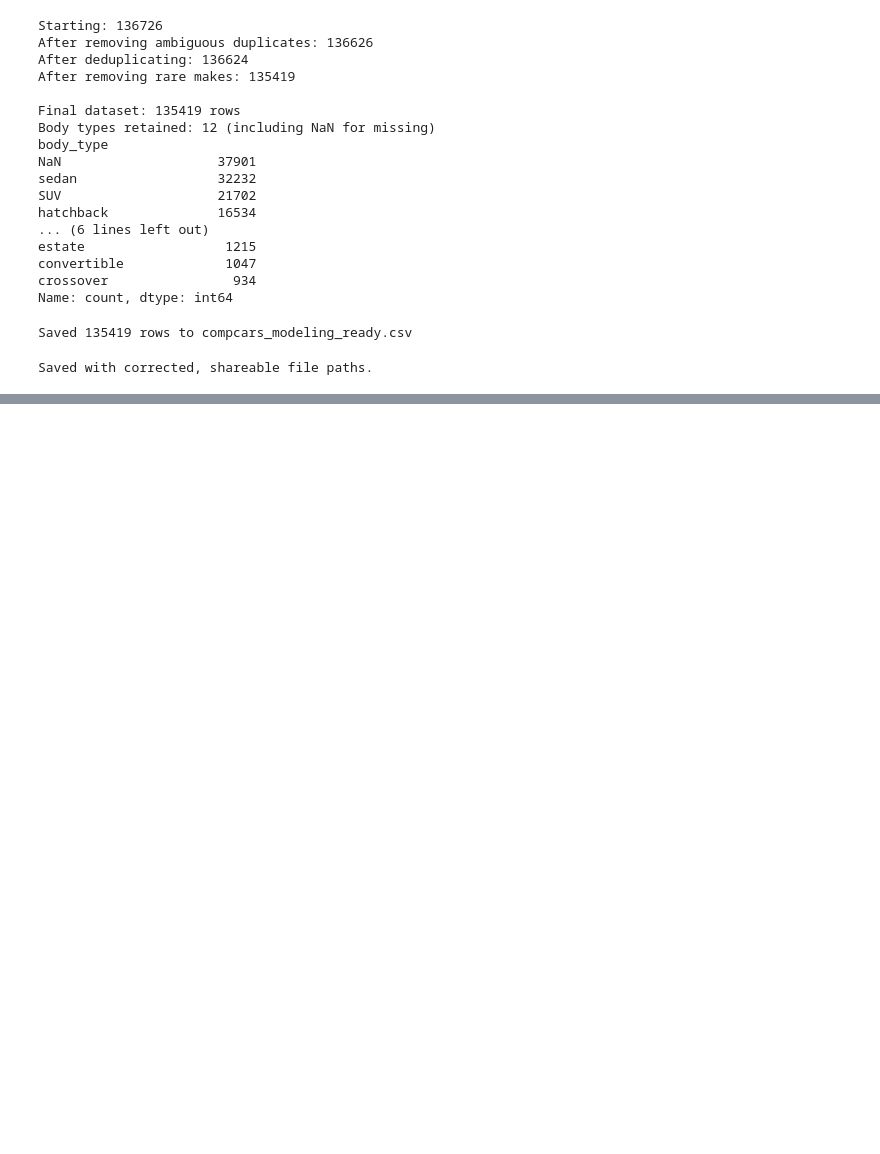
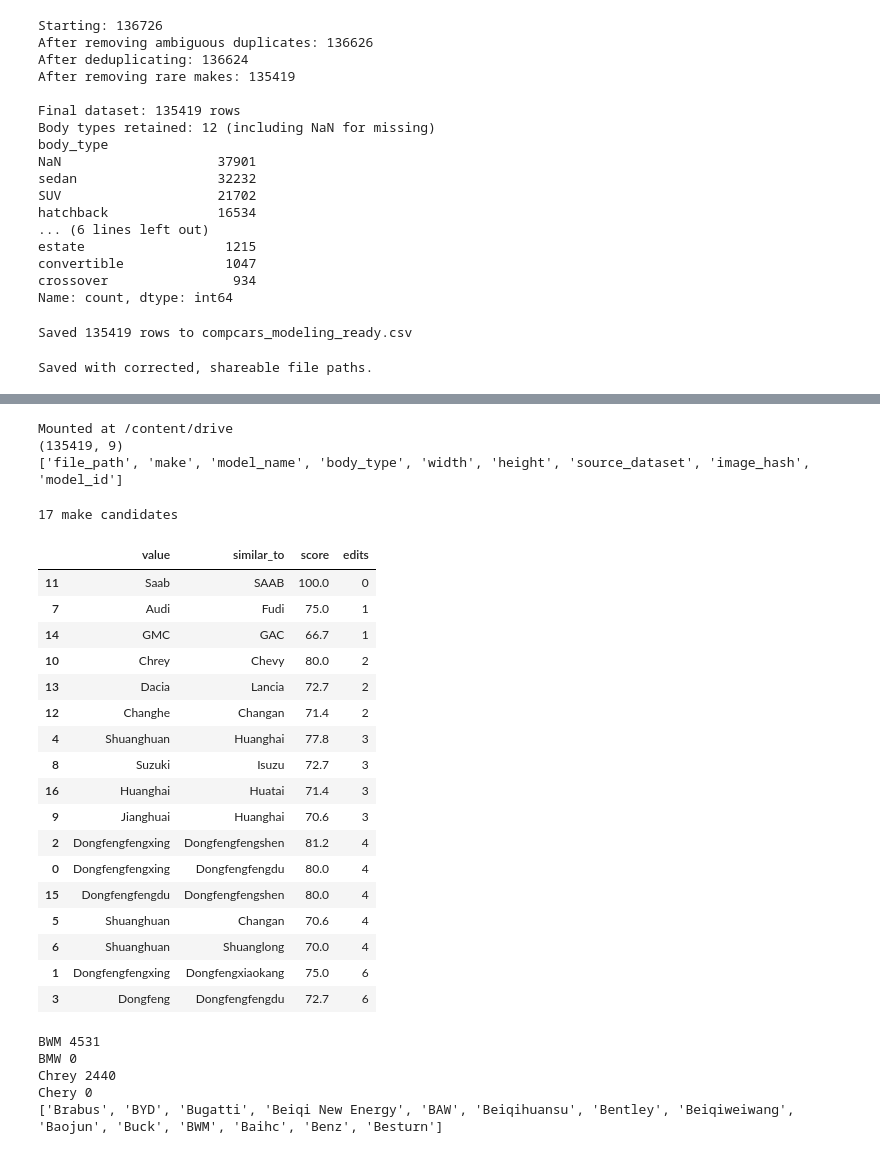
Before and after one commit to 36127-iLab06-AutoVision/AutoVision_Model_Development, a Jupyter notebook: notebooks/Compcars+Kaggle.ipynb, the cells around one changed output, grey strips where cells are left out. Cells and saved outputs as stored; diff of their text form; code cells hidden in the pictures; blank space fills up the shorter version.

```diff
--- a/notebooks/Compcars+Kaggle.ipynb
+++ b/notebooks/Compcars+Kaggle.ipynb
@@ -840,0 +873,70 @@ Saved with corrected, shareable file paths.
+# %%
+!pip install rapidfuzz -q
+from google.colab import drive
+drive.mount('/content/drive')
+
+import os, json, re
+import pandas as pd
+from rapidfuzz import fuzz, process
+
+out_dir = '/content/drive/MyDrive/capstone-vehicle-metadata/outputs'
+df_web = pd.read_csv(f'{out_dir}/compcars_modeling_ready.csv')
+print(df_web.shape)
+print(df_web.columns.tolist())
+# %% [output]
+Mounted at /content/drive
+(135419, 9)
+['file_path', 'make', 'model_name', 'body_type', 'width', 'height', 'source_dataset', 'image_hash', 'model_id']
+# %%
+from rapidfuzz import fuzz
+from rapidfuzz.distance import DamerauLevenshtein
+
+def find_candidates(series, ratio_threshold=70):
+    vals = list(series.dropna().unique())
+    rows = []
+    for i, a in enumerate(vals):
+        for b in vals[i+1:]:
+            a_l, b_l = a.lower().strip(), b.lower().strip()
+            score = fuzz.ratio(a_l, b_l)
+            edits = DamerauLevenshtein.distance(a_l, b_l)
+            if score >= ratio_threshold or edits <= 1:
+                rows.append({'value': a, 'similar_to': b,
+                             'score': round(score, 1), 'edits': edits})
+    df = pd.DataFrame(rows, columns=['value', 'similar_to', 'score', 'edits'])
+    return df.sort_values(['edits', 'score'], ascending=[True, False])
+
+make_cands = find_candidates(df_web['make'])
+print(f"{len(make_cands)} make candidates")
+make_cands.to_csv(f'{out_dir}/web_make_candidates.csv', index=False)
+make_cands
+# %% [output]
+17 make candidates
+|  | value | similar_to | score | edits |
+| 11 | Saab | SAAB | 100.0 | 0 |
+| 7 | Audi | Fudi | 75.0 | 1 |
+| 14 | GMC | GAC | 66.7 | 1 |
+| 10 | Chrey | Chevy | 80.0 | 2 |
+| 13 | Dacia | Lancia | 72.7 | 2 |
+| 12 | Changhe | Changan | 71.4 | 2 |
+| 4 | Shuanghuan | Huanghai | 77.8 | 3 |
+| 8 | Suzuki | Isuzu | 72.7 | 3 |
+| 16 | Huanghai | Huatai | 71.4 | 3 |
+| 9 | Jianghuai | Huanghai | 70.6 | 3 |
+| 2 | Dongfengfengxing | Dongfengfengshen | 81.2 | 4 |
+| 0 | Dongfengfengxing | Dongfengfengdu | 80.0 | 4 |
+| 15 | Dongfengfengdu | Dongfengfengshen | 80.0 | 4 |
+| 5 | Shuanghuan | Changan | 70.6 | 4 |
+| 6 | Shuanghuan | Shuanglong | 70.0 | 4 |
+| 1 | Dongfengfengxing | Dongfengxiaokang | 75.0 | 6 |
+| 3 | Dongfeng | Dongfengfengdu | 72.7 | 6 |
+# %%
+for name in ['BWM', 'BMW', 'Chrey', 'Chery']:
+    print(name, (df_web['make'] == name).sum())
+
+print([m for m in df_web['make'].dropna().unique() if m.upper().startswith('B')])
+# %% [output]
+BWM 4531
+BMW 0
+Chrey 2440
+Chery 0
+['Brabus', 'BYD', 'Bugatti', 'Beiqi New Energy', 'BAW', 'Beiqihuansu', 'Bentley', 'Beiqiweiwang', 'Baojun', 'Buck', 'BWM', 'Baihc', 'Benz', 'Besturn']
```
Also changed, not shown: parts of 28 cells of this notebook.
